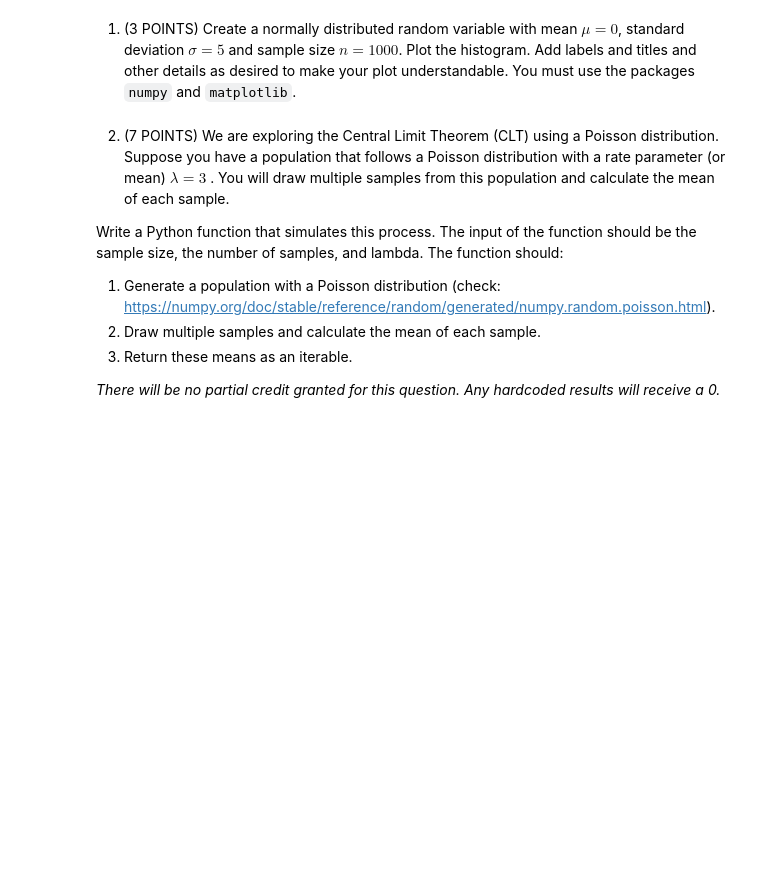
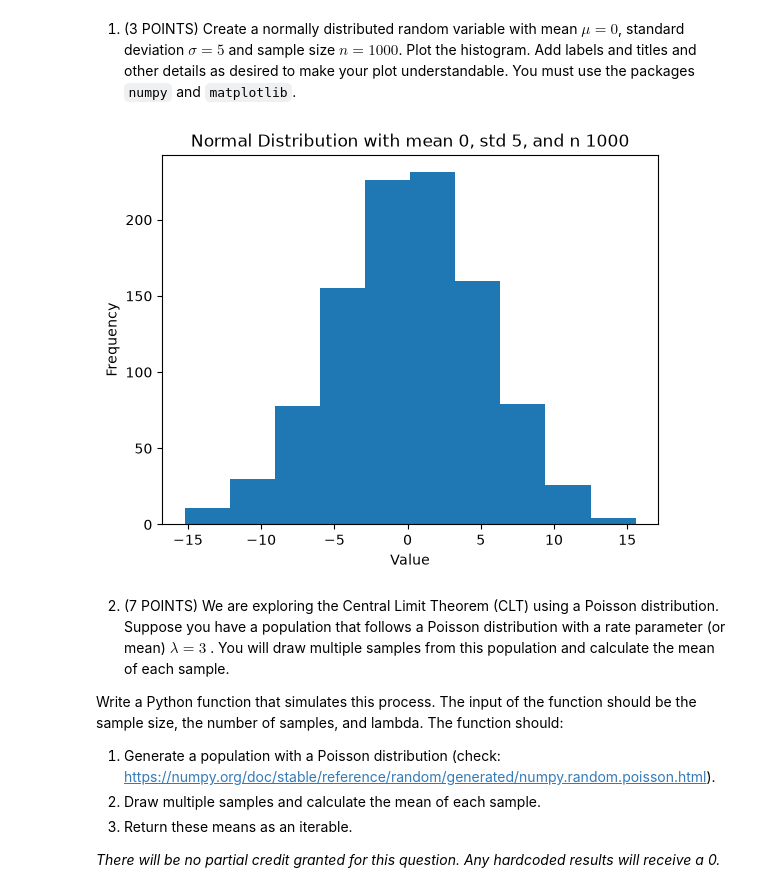
Before and after one commit to lukeadjei/CMSC320_HW1_sec0201_Git, a Jupyter notebook: HW2 - Brain Conditioning Stats/HW2_Fall2026.ipynb, the cells around one changed output. Cells and saved outputs as stored; diff of their text form; code cells hidden in the pictures; blank space fills up the shorter version.

```diff
--- a/HW2 - Brain Conditioning Stats/HW2_Fall2026.ipynb
+++ b/HW2 - Brain Conditioning Stats/HW2_Fall2026.ipynb
@@ -225,22 +225,27 @@ The goal of solving this problem is to become familiar with using built-in Pytho
 # %%
 import numpy as np
 import matplotlib.pyplot as plt
 
 # Parameters
 mu = 0      # Mean
 sigma = 5   # Standard deviation
 size = 1000 # Number of samples
 
 # Generate random samples
-samples =
+samples = np.random.normal(mu, sigma, size)
 
 # Plot the histogram
-
+plt.hist(samples)
 
 # Labels and title
-
+plt.xlabel("Value")
+plt.ylabel("Frequency")
+plt.title("Normal Distribution with mean 0, std 5, and n 1000")
 
 # Show plot
+plt.show()
+# %% [output]
+[figure, added]
 # %% [markdown]
 2. (7 POINTS) We are exploring the Central Limit Theorem (CLT) using a Poisson distribution. Suppose you have a population that follows a Poisson distribution with a rate parameter (or mean)  $\lambda = 3$ . You will draw multiple samples from this population and calculate the mean of each sample.
 
```
Also changed, not shown: parts of 38 cells of this notebook, 2 other files.
